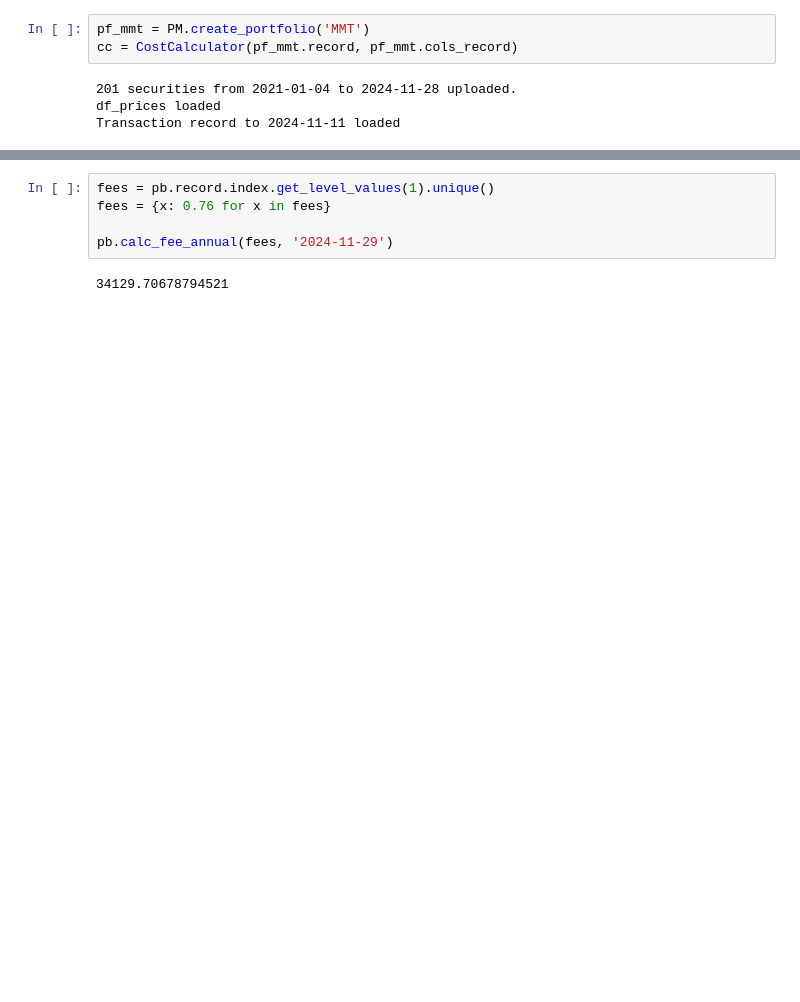
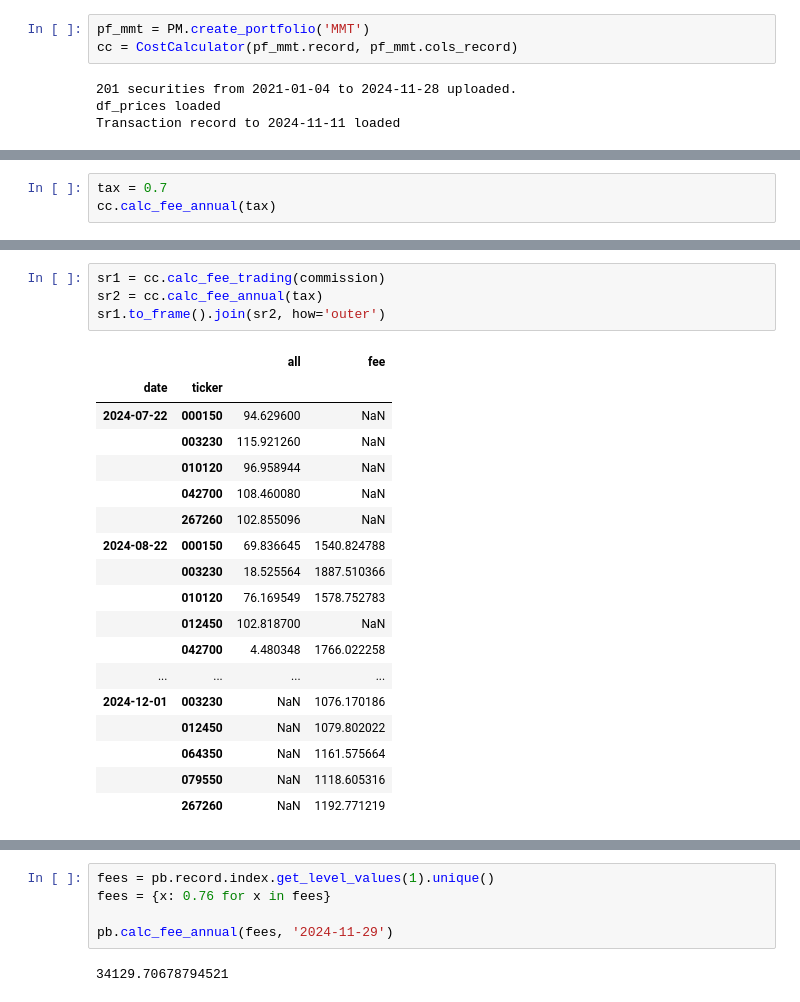
Before and after one commit to lbk209/portfolio, a Jupyter notebook: Allocate_Portfolio.ipynb, the cells around one changed output, grey strips where cells are left out. Cells and saved outputs as stored; diff of their text form; blank space fills up the shorter version.

```diff
--- a/Allocate_Portfolio.ipynb
+++ b/Allocate_Portfolio.ipynb
@@ -1036,0 +996,3 @@ pb.calc_tax(tax)
+# %%
+tax = 0.7
+cc.calc_fee_annual(tax)
@@ -1036,0 +1017,23 @@ pb.calc_tax(tax)
+# %%
+sr1 = cc.calc_fee_trading(commission)
+sr2 = cc.calc_fee_annual(tax)
+sr1.to_frame().join(sr2, how='outer')
+# %% [output]
+|  |  | all | fee |
+| date | ticker |  |  |
+| 2024-07-22 | 000150 | 94.629600 | NaN |
+|  | 003230 | 115.921260 | NaN |
+|  | 010120 | 96.958944 | NaN |
+|  | 042700 | 108.460080 | NaN |
+|  | 267260 | 102.855096 | NaN |
+| 2024-08-22 | 000150 | 69.836645 | 1540.824788 |
+|  | 003230 | 18.525564 | 1887.510366 |
+|  | 010120 | 76.169549 | 1578.752783 |
+|  | 012450 | 102.818700 | NaN |
+|  | 042700 | 4.480348 | 1766.022258 |
+| ... | ... | ... | ... |
+| 2024-12-01 | 003230 | NaN | 1076.170186 |
+|  | 012450 | NaN | 1079.802022 |
+|  | 064350 | NaN | 1161.575664 |
+|  | 079550 | NaN | 1118.605316 |
+|  | 267260 | NaN | 1192.771219 |
```
Also changed, not shown: parts of 42 cells of this notebook, 1 other file.
